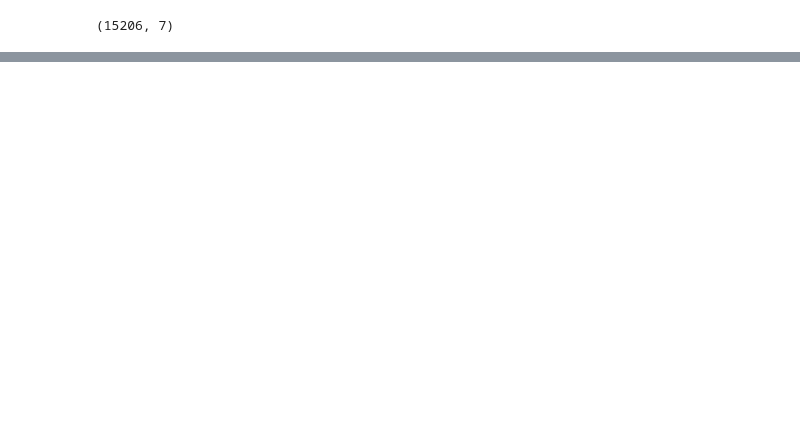
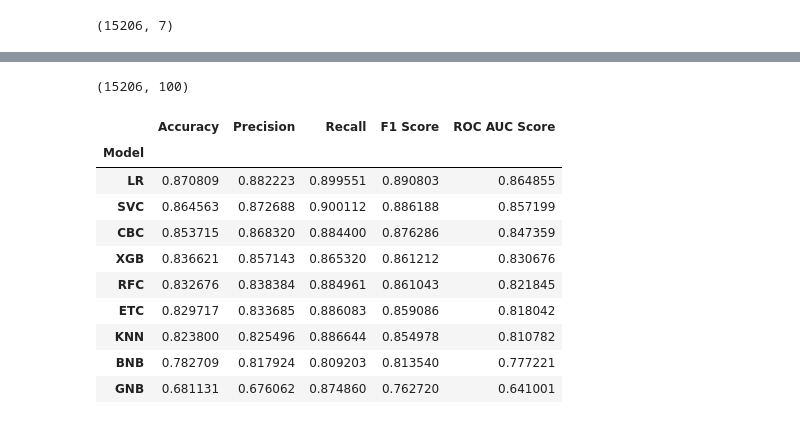
Before and after one commit to 1422-samu/Airline-Review-Sentiment-Analysis, a Jupyter notebook: Sentiment Analysis.ipynb, the cells around one changed output, grey strips where cells are left out. Cells and saved outputs as stored; diff of their text form; code cells hidden in the pictures; blank space fills up the shorter version.

```diff
--- a/Sentiment Analysis.ipynb
+++ b/Sentiment Analysis.ipynb
@@ -143,0 +135,78 @@ tokenizer.fit_on_texts(data['Cleaned_Review'])
+# %%
+# Creating a word2vec model
+
+word2vec_model = Word2Vec(reviews_for_word2vec,min_count=1,vector_size=100,window=5,workers=4)
+
+# Creating a list of vectors for each review
+
+vectors = []
+
+for i in range(len(reviews_for_word2vec)):
+    vectors.append(np.sum(word2vec_model.wv[reviews_for_word2vec[i]],axis=0))
+
+vectors = np.array(vectors)
+
+vectors.shape
+# %% [output]
+(15206, 100)
+# %%
+# Model Building
+
+X = vectors
+
+y = data["Sentiment"]
+
+y = y.map({"Positive": 1, "Negative": 0})
+
+X_train, X_test, y_train, y_test = train_test_split(
+    X, y, test_size=0.2, random_state=42, stratify=y, shuffle=True
+)
+
+from sklearn.naive_bayes import GaussianNB, BernoulliNB
+from sklearn.svm import SVC
+from sklearn.ensemble import RandomForestClassifier, ExtraTreesClassifier
+from sklearn.linear_model import LogisticRegression
+from sklearn.neighbors import KNeighborsClassifier
+from xgboost import XGBClassifier
+from catboost import CatBoostClassifier
+
+models = [
+    ("GNB", GaussianNB()),
+    ("BNB", BernoulliNB()),
+    ("SVC", SVC(random_state=101)),
+    ("RFC", RandomForestClassifier(random_state=101)),
+    ("ETC", ExtraTreesClassifier(random_state=101, n_jobs=-1)),
+    ("LR", LogisticRegression(n_jobs=-1)),
+    ("KNN", KNeighborsClassifier(n_jobs=-1)),
+    ("XGB", XGBClassifier(random_state=101, n_jobs=-1)),
+    ("CBC", CatBoostClassifier(random_state=101, verbose=0)),
+]
+
+results = pd.DataFrame(
+    columns=["Model", "Accuracy", "Precision", "Recall", "F1 Score", "ROC AUC Score"]
+)
+
+for name, model in models:
+    model.fit(X_train, y_train)
+    y_pred = model.predict(X_test)
+    acc = accuracy_score(y_test, y_pred)
+    prec = precision_score(y_test, y_pred)
+    rec = recall_score(y_test, y_pred)
+    f1 = f1_score(y_test, y_pred)
+    roc_auc = roc_auc_score(y_test, y_pred)
+    # Adding the results to the dataframe without appending
+    results.loc[len(results)] = [name, acc, prec, rec, f1, roc_auc]
+
+results.set_index("Model").sort_values(by="ROC AUC Score", ascending=False)
+# %% [output]
+|  | Accuracy | Precision | Recall | F1 Score | ROC AUC Score |
+| Model |  |  |  |  |  |
+| LR | 0.870809 | 0.882223 | 0.899551 | 0.890803 | 0.864855 |
+| SVC | 0.864563 | 0.872688 | 0.900112 | 0.886188 | 0.857199 |
+| CBC | 0.853715 | 0.868320 | 0.884400 | 0.876286 | 0.847359 |
+| XGB | 0.836621 | 0.857143 | 0.865320 | 0.861212 | 0.830676 |
+| RFC | 0.832676 | 0.838384 | 0.884961 | 0.861043 | 0.821845 |
+| ETC | 0.829717 | 0.833685 | 0.886083 | 0.859086 | 0.818042 |
+| KNN | 0.823800 | 0.825496 | 0.886644 | 0.854978 | 0.810782 |
+| BNB | 0.782709 | 0.817924 | 0.809203 | 0.813540 | 0.777221 |
+| GNB | 0.681131 | 0.676062 | 0.874860 | 0.762720 | 0.641001 |
```
Also changed, not shown: parts of 14 cells of this notebook, 9 other files.
